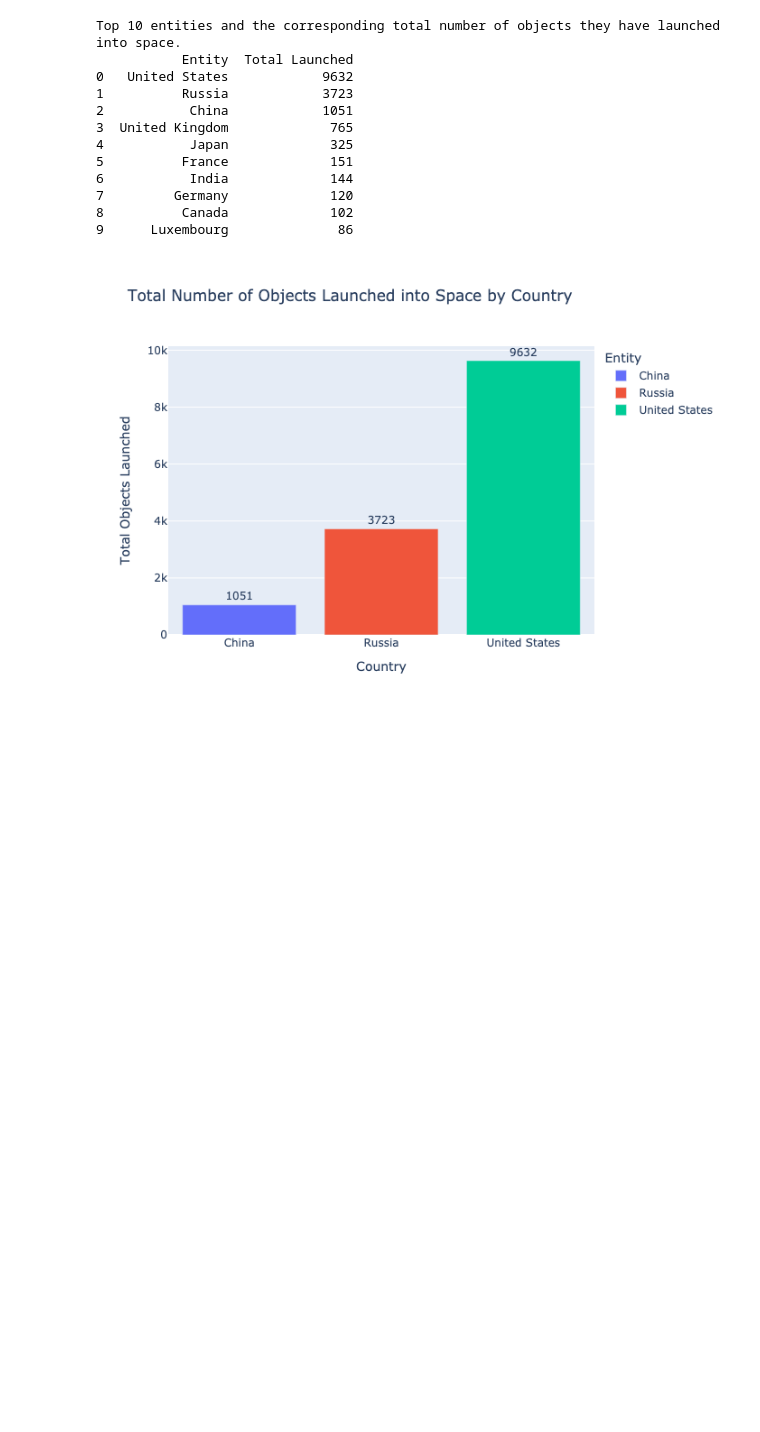
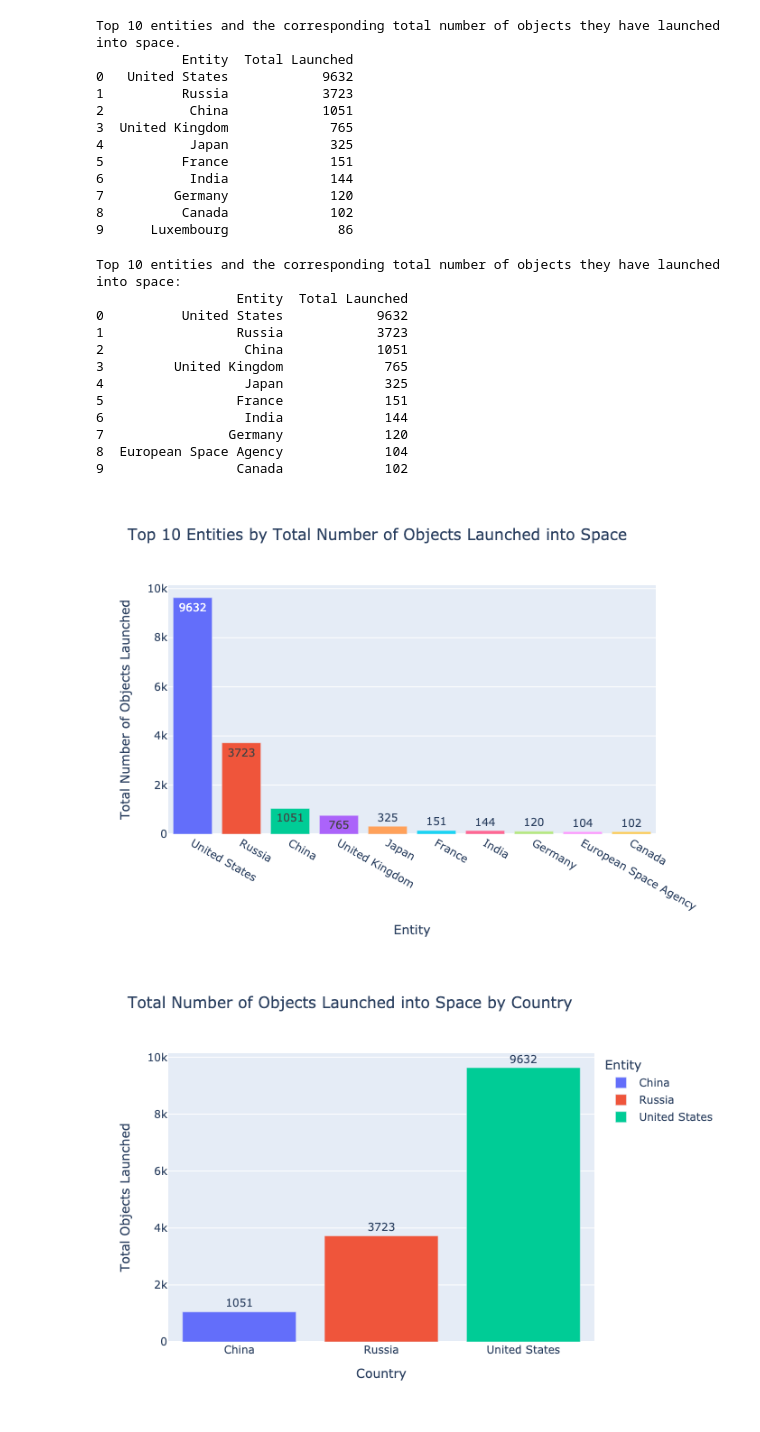
Before and after one commit to LucaPiccone/sta130, a Jupyter notebook: HW/HW_03.ipynb, the cells around one changed output. Saved outputs shown, nothing was run; the diff lists cells and outputs as text; code cells hidden in the pictures; blank space fills up the shorter version.

```diff
--- a/HW/HW_03.ipynb
+++ b/HW/HW_03.ipynb
@@ -804,6 +804,62 @@ Top 10 entities and the corresponding total number of objects they have launched
 7         Germany             120
 8          Canada             102
 9      Luxembourg              86
+# %%
+import pandas as pd
+import plotly.express as px
+
+# Load the dataset
+df = pd.read_csv('../Datasets/yearly-number-of-objects-launched-into-outer-space.csv')
+
+# Group by 'Entity' and sum the total launches, excluding the 'World' entity
+top_entities = df[df['Entity'] != 'World'].groupby('Entity')['Annual number of objects launched into outer space'].sum()
+
+# Sort the results in descending order and get the top 10
+top_10_entities = top_entities.sort_values(ascending=False).head(10)
+
+# Convert the top entities Series to a DataFrame
+top_10_entities_df = top_10_entities.reset_index()
+
+# Rename the columns for better readability
+top_10_entities_df.columns = ['Entity', 'Total Launched']
+
+# Print the DataFrame of the top 10 entities
+print('Top 10 entities and the corresponding total number of objects they have launched into space:')
+print(top_10_entities_df)
+
+# Create the histogram
+fig = px.bar(
+    top_10_entities_df,
+    x='Entity',
+    y='Total Launched',
+    title='Top 10 Entities by Total Number of Objects Launched into Space',
+    color='Entity',
+    text='Total Launched'  # Show total launched as text on bars
+)
+
+# Update layout for better visualization
+fig.update_layout(
+    xaxis_title='Entity',
+    yaxis_title='Total Number of Objects Launched',
+    showlegend=False  # Hide legend since it's redundant with labels
+)
+
+# Show the histogram
+fig.show(renderer='png')
+# %% [output]
+Top 10 entities and the corresponding total number of objects they have launched into space:
+                  Entity  Total Launched
+0          United States            9632
+1                 Russia            3723
+2                  China            1051
+3         United Kingdom             765
+4                  Japan             325
+5                 France             151
+6                  India             144
+7                Germany             120
+8  European Space Agency             104
+9                 Canada             102
+[figure, added]
 # %%
 import pandas as pd
 import plotly.express as px
```
Also changed, not shown: parts of 1 cell of this notebook, 2 other files.
